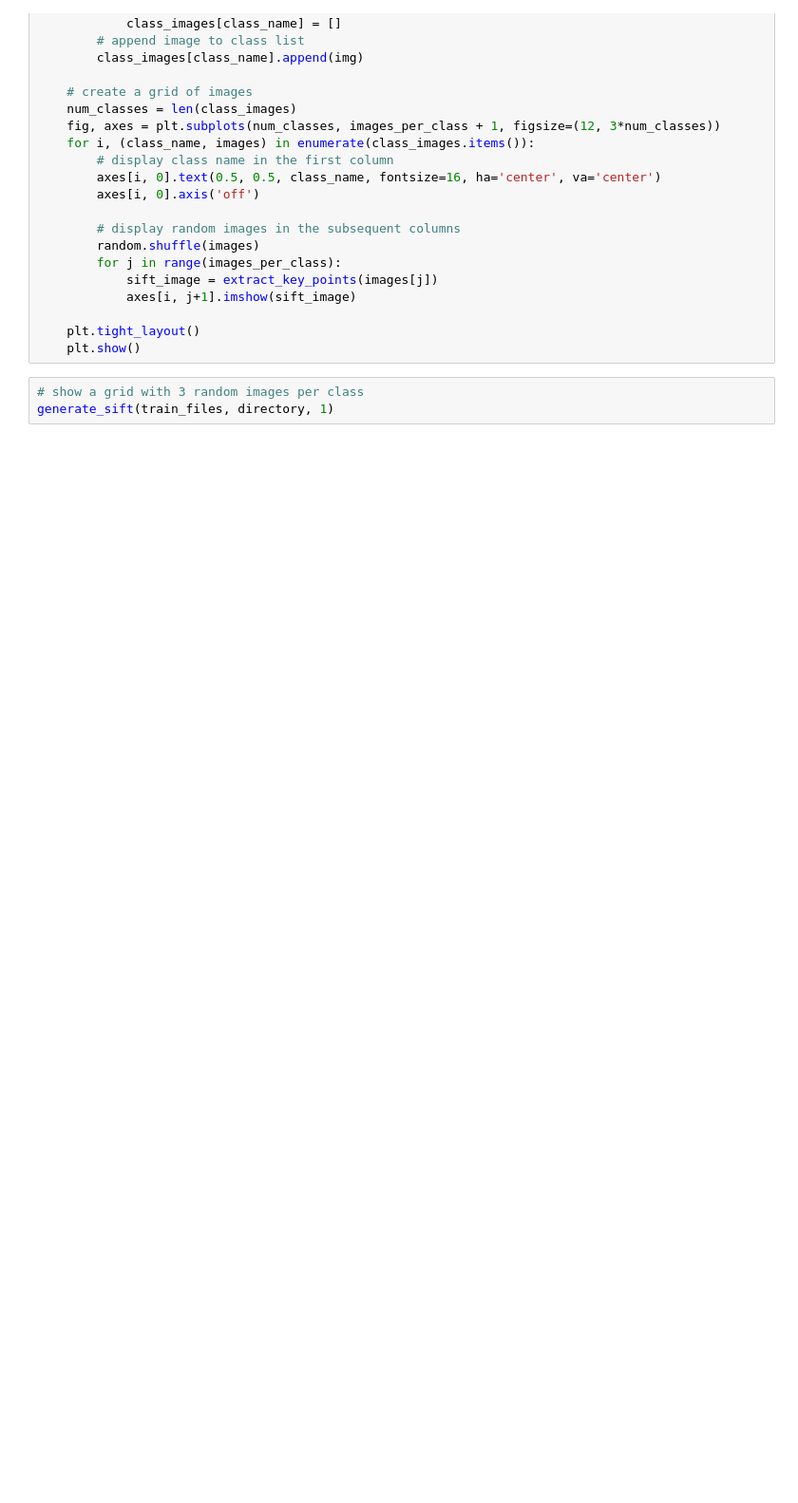
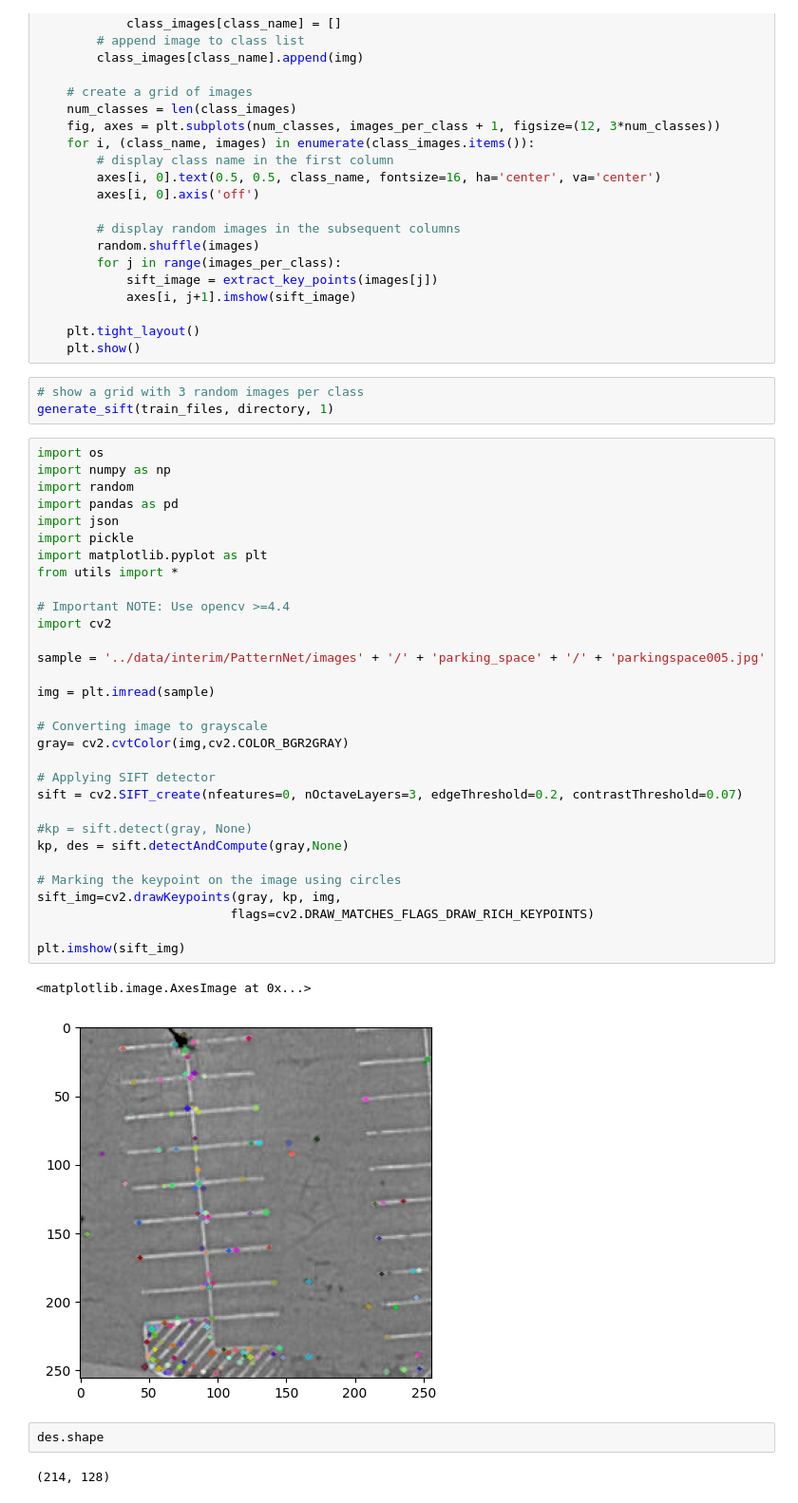
Before and after one commit to jspencermorris/terrains, a Jupyter notebook: notebooks/mm_sift_features.ipynb, the cells around one changed output. Shown at 95% size. Drawn from its saved outputs; the diff is of its cells as text; blank space fills up the shorter version.

Commit message:
sift intermediate commit

```diff
--- a/notebooks/mm_sift_features.ipynb
+++ b/notebooks/mm_sift_features.ipynb
@@ -95,3 +97,41 @@ def generate_sift(files, directory, images_per_class=3):
 # %%
 # show a grid with 3 random images per class
 generate_sift(train_files, directory, 1)
+# %%
+import os
+import numpy as np
+import random
+import pandas as pd
+import json
+import pickle
+import matplotlib.pyplot as plt
+from utils import *
+
+# Important NOTE: Use opencv >=4.4
+import cv2
+
+sample = '../data/interim/PatternNet/images' + '/' + 'parking_space' + '/' + 'parkingspace005.jpg'
+
+img = plt.imread(sample)
+
+# Converting image to grayscale
+gray= cv2.cvtColor(img,cv2.COLOR_BGR2GRAY)
+
+# Applying SIFT detector
+sift = cv2.SIFT_create(nfeatures=0, nOctaveLayers=3, edgeThreshold=0.2, contrastThreshold=0.07)
+
+#kp = sift.detect(gray, None)
+kp, des = sift.detectAndCompute(gray,None)
+
+# Marking the keypoint on the image using circles
+sift_img=cv2.drawKeypoints(gray, kp, img,
+                          flags=cv2.DRAW_MATCHES_FLAGS_DRAW_RICH_KEYPOINTS)
+
+plt.imshow(sift_img)
+# %% [output]
+<matplotlib.image.AxesImage at 0x...>
+[figure, added]
+# %%
+des.shape
+# %% [output]
+(214, 128)
```
Also changed, not shown: parts of 2 cells of this notebook.
